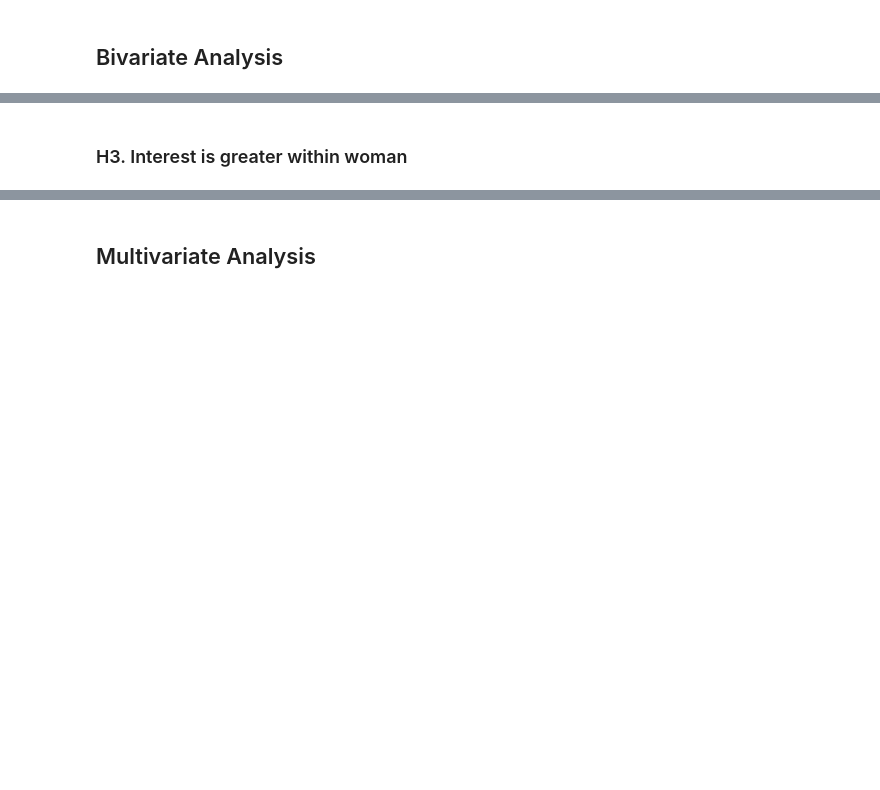
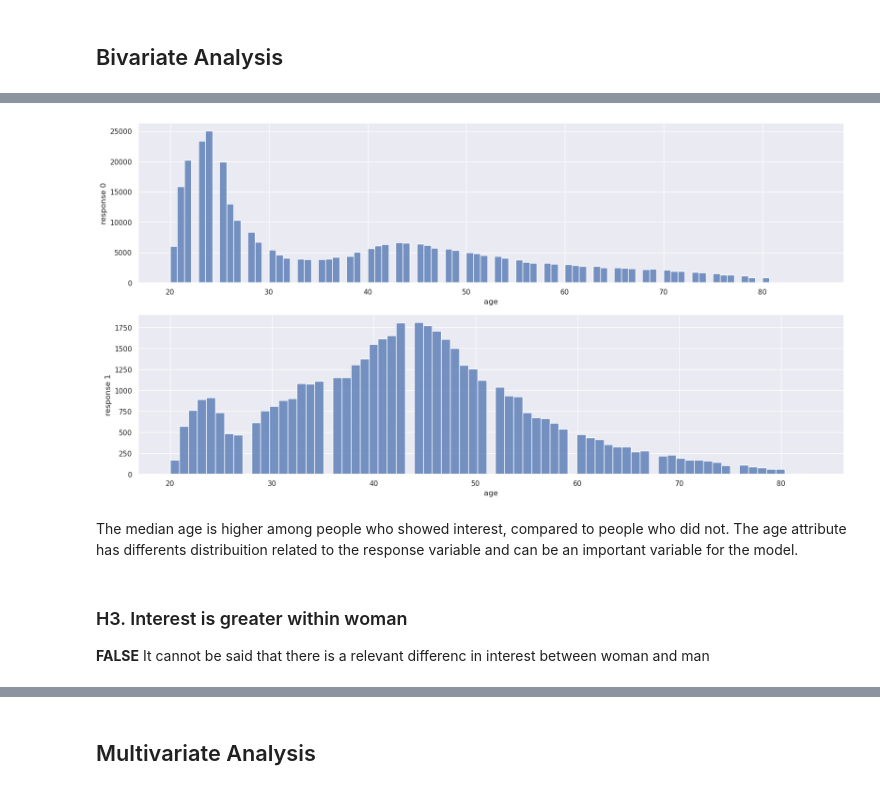
Before and after one commit to danieltodaDS/Health-Insurance-Cross-Sell, a Jupyter notebook: notebooks/1.0_dhrt_health_insurance_cross_sell.ipynb, the cells around one changed output, grey strips where cells are left out. Cells and saved outputs as stored; diff of their text form; code cells hidden in the pictures; blank space fills up the shorter version.

```diff
--- a/notebooks/1.0_dhrt_health_insurance_cross_sell.ipynb
+++ b/notebooks/1.0_dhrt_health_insurance_cross_sell.ipynb
@@ -879,2 +766,15 @@ Pela tabela acima, é quase certo que se a pessoa tenha um seguro de carro nao q
+# %%
+plt.subplot (2,1,1)
+aux2 = aux1.loc[aux1['response']==0]
+sns.histplot(data=aux2, x='age').set( ylabel = 'response 0');
+
+plt.subplot (2,1,2)
+aux2 = aux1.loc[aux1['response']==1]
+sns.histplot(data=aux2, x='age').set( ylabel='response 1') ;
+# %% [output]
+[figure, added]
+# %% [markdown]
+The median age is higher among people who showed interest, compared to people who did not. The age attribute has differents distribuition related to the response variable and can be an important variable for the model.
 # %% [markdown]
 ### H3. Interest is greater within woman
+**FALSE** It cannot be said that there is a relevant differenc in interest between woman and man
```
Also changed, not shown: parts of 104 cells of this notebook.
